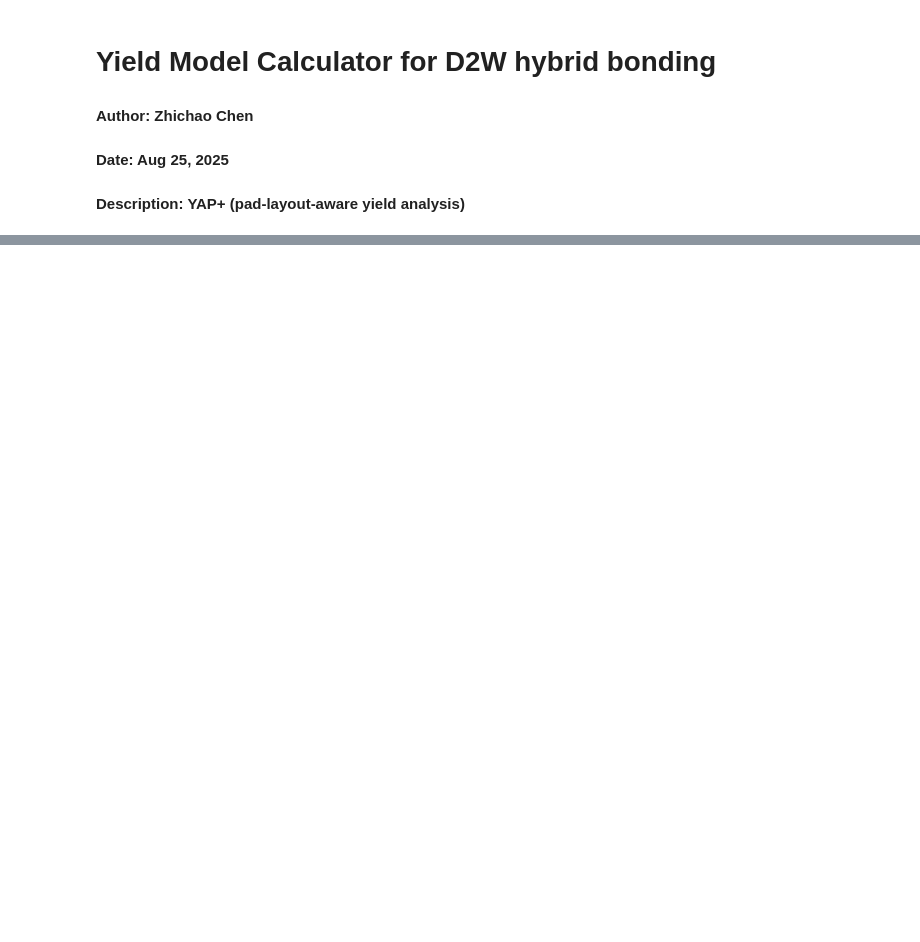
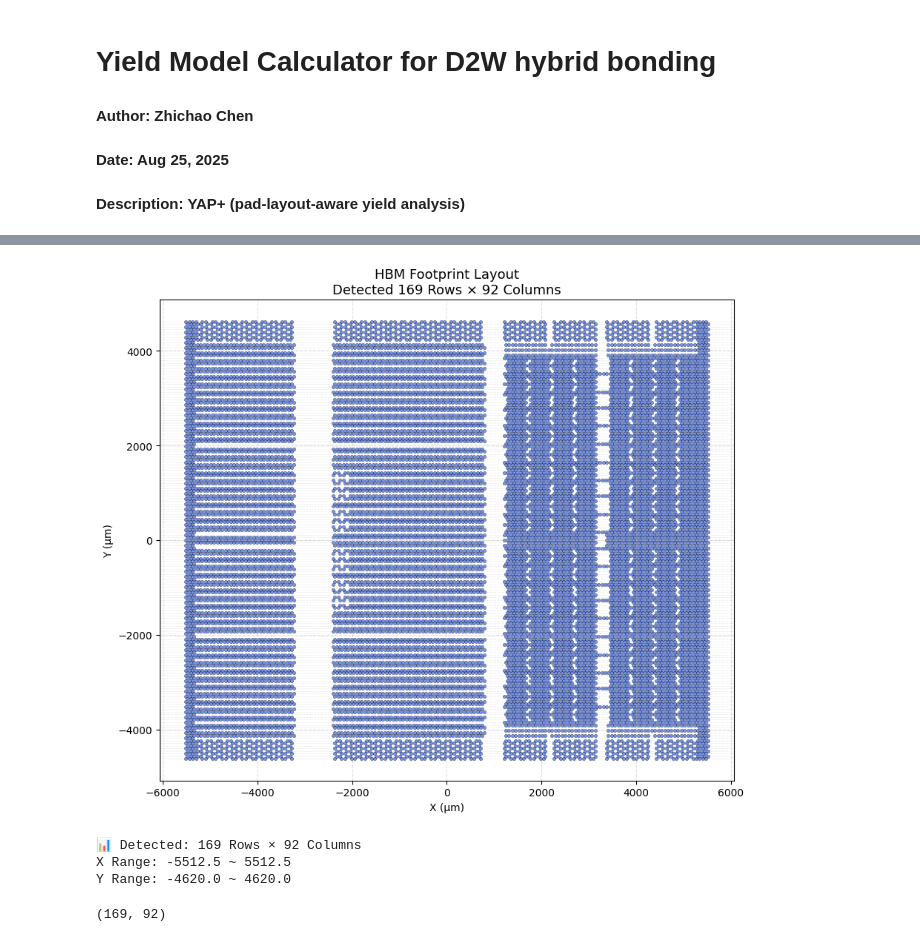
Before and after one commit to nanocad-lab/YAP, a Jupyter notebook: D2W/calculator_main.ipynb, the cells around one changed output, grey strips where cells are left out. Cells and saved outputs as stored; diff of their text form; code cells hidden in the pictures; blank space fills up the shorter version.

```diff
--- a/D2W/calculator_main.ipynb
+++ b/D2W/calculator_main.ipynb
@@ -20,7 +62,7 @@ import matplotlib.pyplot as plt
 
 def plot_bmap_layout(bmap_path, y_tol=5.0, x_tol=5.0):
     """
-    绘制 HBM pad 的几何布局，并估算行列数。
+    Draw the layout of pads from a .bmap file and count the number of rows and columns.
     """
     coords = []
 
@@ -36,7 +78,7 @@ def plot_bmap_layout(bmap_path, y_tol=5.0, x_tol=5.0):
                 continue
 
     if not coords:
-        print("❌ 没有找到有效坐标数据。")
+        print("❌ Valid pad coordinates not found in the .bmap file.")
         return
 
     coords = np.array(coords)
@@ -49,36 +91,42 @@ def plot_bmap_layout(bmap_path, y_tol=5.0, x_tol=5.0):
     for y in coords[:, 1]:
         if not y_vals or abs(y - y_vals[-1]) > y_tol:
             y_vals.append(y)
     num_rows = len(y_vals)
 
     # 聚类得到第一行的唯一列
     first_row_y = y_vals[0]
     first_row = coords[np.abs(coords[:, 1] - first_row_y) < y_tol]
     x_vals = []
     for x in sorted(first_row[:, 0]):
         if not x_vals or abs(x - x_vals[-1]) > x_tol:
             x_vals.append(x)
     num_cols = len(x_vals)
 
     # 绘制
-    plt.figure(figsize=(15, 15))
-    plt.scatter(coords[:, 0], coords[:, 1], s=12, c='royalblue', alpha=0.7, edgecolors='k', linewidths=0.3)
+    plt.figure(figsize=(10, 10))
+    plt.scatter(coords[:, 0], coords[:, 1], s=10, c='royalblue', alpha=0.7, edgecolors='k', linewidths=0.3)
     plt.title(f"HBM Footprint Layout\nDetected {num_rows} Rows × {num_cols} Columns", fontsize=13)
     plt.xlabel("X (μm)")
     plt.ylabel("Y (μm)")
     plt.gca().set_aspect('equal', adjustable='box')
     plt.grid(True, linestyle='--', alpha=0.4)
 
     # 可选：标出每行的中心线
     for y in y_vals:
         plt.axhline(y, color='gray', linestyle=':', linewidth=0.5, alpha=0.3)
 
     plt.show()
 
-    print(f"📊 检测到：{num_rows} 行 × {num_cols} 列")
-    print(f"X 范围: {coords[:,0].min():.1f} ~ {coords[:,0].max():.1f}")
-    print(f"Y 范围: {coords[:,1].min():.1f} ~ {coords[:,1].max():.1f}")
+    print(f"📊 Detected: {num_rows} Rows × {num_cols} Columns")
+    print(f"X Range: {coords[:,0].min():.1f} ~ {coords[:,0].max():.1f}")
+    print(f"Y Range: {coords[:,1].min():.1f} ~ {coords[:,1].max():.1f}")
 
     return num_rows, num_cols
 
-plot_bmap_layout('pad_bitmap/HBM_footprint_A.bmap', y_tol=5.0, x_tol=5.0)
+plot_bmap_layout('input/HBM_footprint_A_dummy_row_4.bmap', y_tol=5.0, x_tol=5.0)
+# %% [output]
+[figure, added]
+📊 Detected: 169 Rows × 92 Columns
+X Range: -5512.5 ~ 5512.5
+Y Range: -4620.0 ~ 4620.0
+(169, 92)
```
Also changed, not shown: parts of 3 cells of this notebook, 51 other files.
